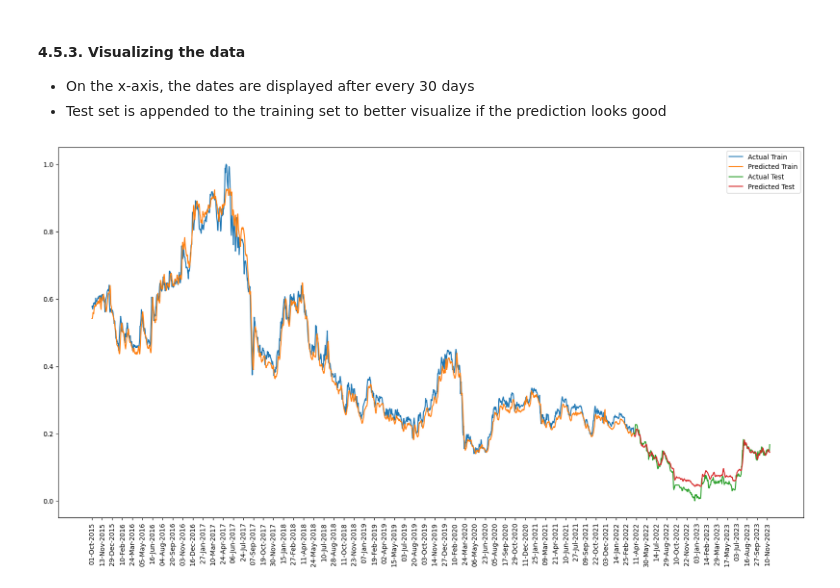
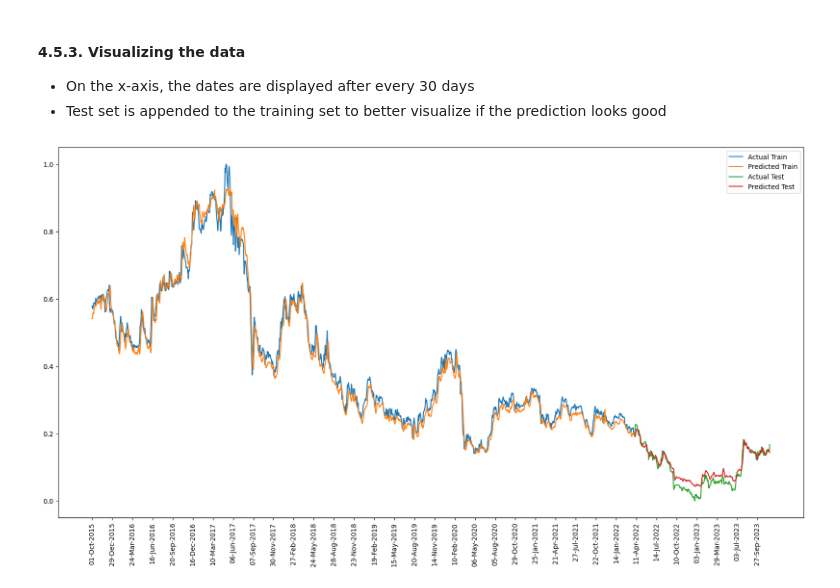
Before and after one commit to ZainUlMustafa/Stock-Prediction-using-News-Info-Sentiment, a Jupyter notebook: training.ipynb, the cells around one changed output. Cells and saved outputs as stored; diff of their text form; code cells hidden in the pictures.

```diff
--- a/training.ipynb
+++ b/training.ipynb
@@ -158,18 +158,18 @@ Testing Accuracy: 94.16%
 - Test set is appended to the training set to better visualize if the prediction looks good
 # %%
 dates = df['Date'].values
-sampleInterval = 30
+sampleInterval = 60
 sampledDates = dates[::sampleInterval]
 
 plt.figure(figsize=(20, 10))
 plt.plot(dates[:len(trainY)], trainY, label='Actual Train')
 plt.plot(dates[:len(trainPredict)], trainPredict, label='Predicted Train')
 plt.plot(dates[len(trainY):len(trainY) + len(testY)], testY, label='Actual Test')
 plt.plot(dates[len(trainPredict):len(trainPredict) + len(testPredict)], testPredict, label='Predicted Test')
 
 plt.xticks(sampledDates, rotation=90)
 
 plt.legend()
 plt.show()
 # %% [output]
-[figure, old version]
+[figure, new version]
```
Also changed, not shown: 2 other files.
